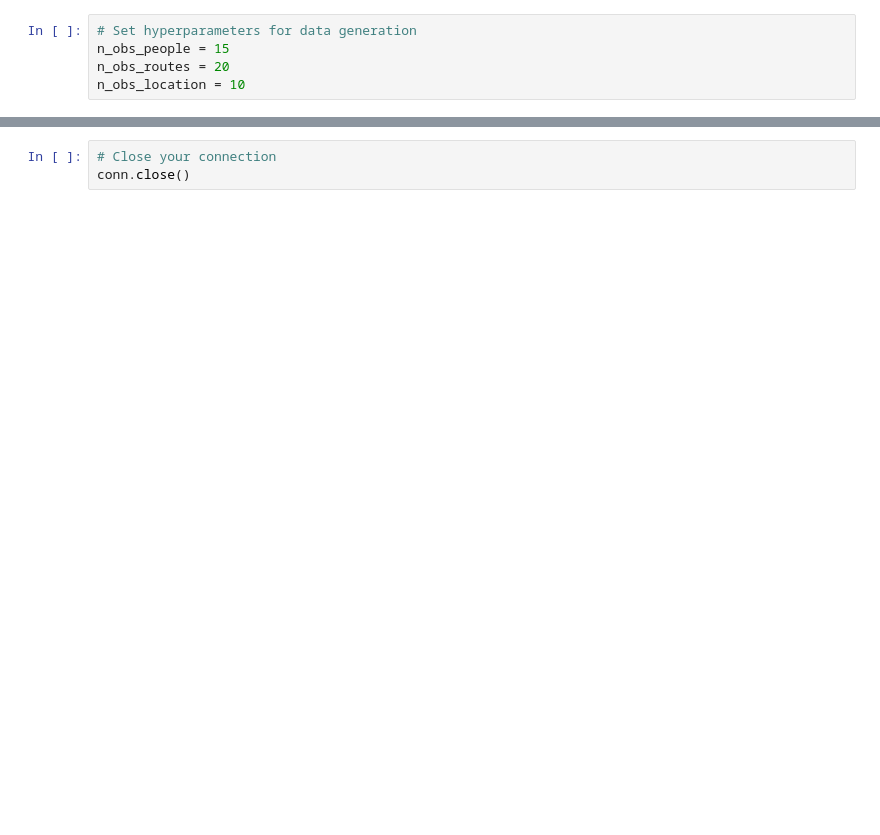
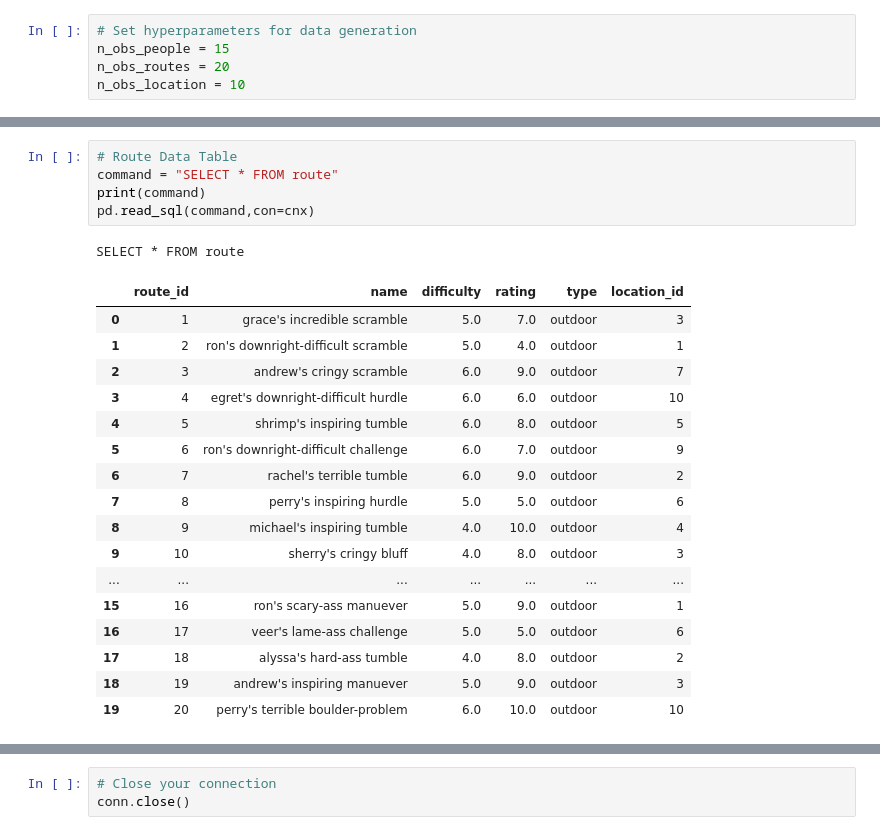
Before and after one commit to ZacheryKey/CvilleClimbs, a Jupyter notebook: MySQL_python.ipynb, the cells around one changed output, grey strips where cells are left out. Saved outputs shown, nothing was run; the diff lists cells and outputs as text; blank space fills up the shorter version.

```diff
--- a/MySQL_python.ipynb
+++ b/MySQL_python.ipynb
@@ -499,0 +582,24 @@ INSERT INTO log (person_id, comment, route_beta, route_id) VALUES (15, 'more of
+# %%
+# Route Data Table
+command = "SELECT * FROM route"
+print(command)
+pd.read_sql(command,con=cnx)
+# %% [output]
+SELECT * FROM route
+|  | route_id | name | difficulty | rating | type | location_id |
+| 0 | 1 | grace's incredible scramble | 5.0 | 7.0 | outdoor | 3 |
+| 1 | 2 | ron's downright-difficult scramble | 5.0 | 4.0 | outdoor | 1 |
+| 2 | 3 | andrew's cringy scramble | 6.0 | 9.0 | outdoor | 7 |
+| 3 | 4 | egret's downright-difficult hurdle | 6.0 | 6.0 | outdoor | 10 |
+| 4 | 5 | shrimp's inspiring tumble | 6.0 | 8.0 | outdoor | 5 |
+| 5 | 6 | ron's downright-difficult challenge | 6.0 | 7.0 | outdoor | 9 |
+| 6 | 7 | rachel's terrible tumble | 6.0 | 9.0 | outdoor | 2 |
+| 7 | 8 | perry's inspiring hurdle | 5.0 | 5.0 | outdoor | 6 |
+| 8 | 9 | michael's inspiring tumble | 4.0 | 10.0 | outdoor | 4 |
+| 9 | 10 | sherry's cringy bluff | 4.0 | 8.0 | outdoor | 3 |
+| ... | ... | ... | ... | ... | ... | ... |
+| 15 | 16 | ron's scary-ass manuever | 5.0 | 9.0 | outdoor | 1 |
+| 16 | 17 | veer's lame-ass challenge | 5.0 | 5.0 | outdoor | 6 |
+| 17 | 18 | alyssa's hard-ass tumble | 4.0 | 8.0 | outdoor | 2 |
+| 18 | 19 | andrew's inspiring manuever | 5.0 | 9.0 | outdoor | 3 |
+| 19 | 20 | perry's terrible boulder-problem | 6.0 | 10.0 | outdoor | 10 |
```
Also changed, not shown: parts of 34 cells of this notebook.
